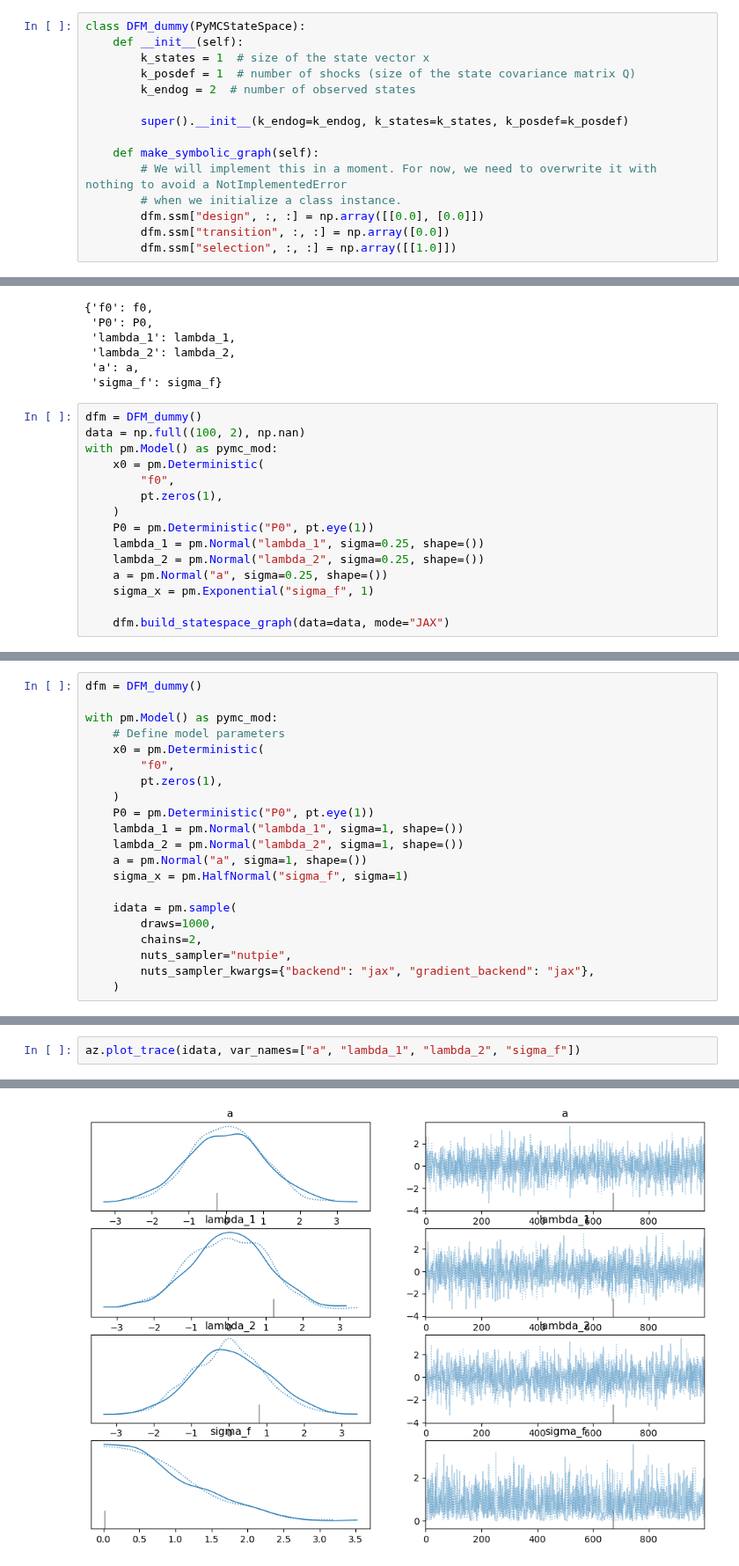
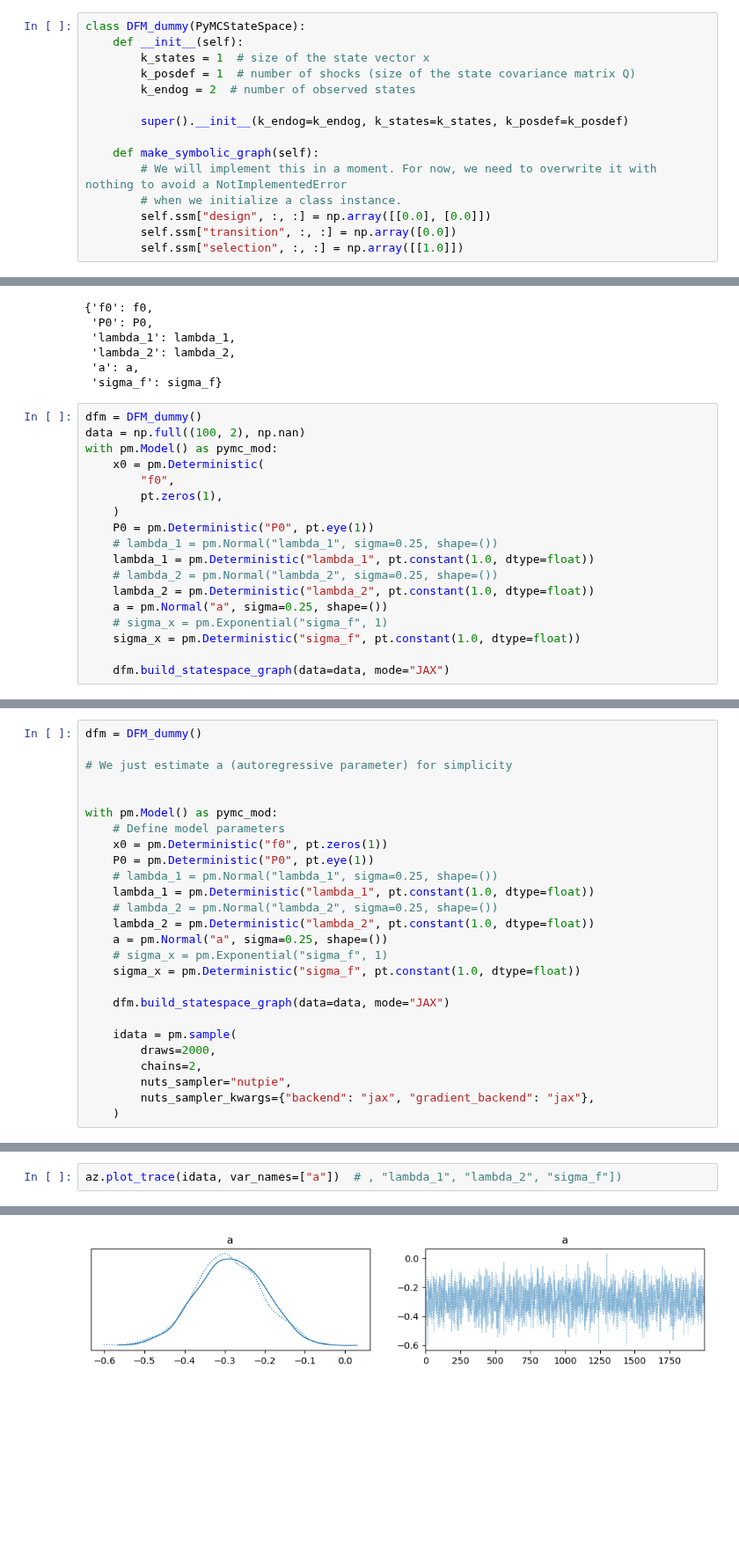
Before and after one commit to pymc-devs/pymc-extras, a Jupyter notebook: notebooks/Making a Custom DFM.ipynb, the cells around one changed output, grey strips where cells are left out. Shown at 88% size. Cells and saved outputs as stored; diff of their text form; blank space fills up the shorter version.

Commit message:
Update of DFM draft implementation
In the notebook a comparison between the custom DFM and the implemented DFM (which has an hardcoded version of make_symbolic_graph, that work just in this case)

```diff
--- a/notebooks/Making a Custom DFM.ipynb
+++ b/notebooks/Making a Custom DFM.ipynb
@@ -154,9 +154,9 @@ class DFM_dummy(PyMCStateSpace):
     def make_symbolic_graph(self):
         # We will implement this in a moment. For now, we need to overwrite it with nothing to avoid a NotImplementedError
         # when we initialize a class instance.
-        dfm.ssm["design", :, :] = np.array([[0.0], [0.0]])
-        dfm.ssm["transition", :, :] = np.array([0.0])
-        dfm.ssm["selection", :, :] = np.array([[1.0]])
+        self.ssm["design", :, :] = np.array([[0.0], [0.0]])
+        self.ssm["transition", :, :] = np.array([0.0])
+        self.ssm["selection", :, :] = np.array([[1.0]])
 # %%
 dfm = DFM_dummy()
 print_model_ssm(dfm)
@@ -237,9 +237,12 @@ with pm.Model() as pymc_mod:
         pt.zeros(1),
     )
     P0 = pm.Deterministic("P0", pt.eye(1))
-    lambda_1 = pm.Normal("lambda_1", sigma=0.25, shape=())
-    lambda_2 = pm.Normal("lambda_2", sigma=0.25, shape=())
+    # lambda_1 = pm.Normal("lambda_1", sigma=0.25, shape=())
+    lambda_1 = pm.Deterministic("lambda_1", pt.constant(1.0, dtype=float))
+    # lambda_2 = pm.Normal("lambda_2", sigma=0.25, shape=())
+    lambda_2 = pm.Deterministic("lambda_2", pt.constant(1.0, dtype=float))
     a = pm.Normal("a", sigma=0.25, shape=())
-    sigma_x = pm.Exponential("sigma_f", 1)
+    # sigma_x = pm.Exponential("sigma_f", 1)
+    sigma_x = pm.Deterministic("sigma_f", pt.constant(1.0, dtype=float))
 
     dfm.build_statespace_graph(data=data, mode="JAX")
@@ -310,20 +308,25 @@ true_sigma_f = prior.prior.sigma_f.sel(chain=0, draw=data_idx).values
 # %%
 dfm = DFM_dummy()
 
+# We just estimate a (autoregressive parameter) for simplicity
+
+
 with pm.Model() as pymc_mod:
     # Define model parameters
-    x0 = pm.Deterministic(
-        "f0",
-        pt.zeros(1),
-    )
+    x0 = pm.Deterministic("f0", pt.zeros(1))
     P0 = pm.Deterministic("P0", pt.eye(1))
-    lambda_1 = pm.Normal("lambda_1", sigma=1, shape=())
-    lambda_2 = pm.Normal("lambda_2", sigma=1, shape=())
-    a = pm.Normal("a", sigma=1, shape=())
-    sigma_x = pm.HalfNormal("sigma_f", sigma=1)
+    # lambda_1 = pm.Normal("lambda_1", sigma=0.25, shape=())
+    lambda_1 = pm.Deterministic("lambda_1", pt.constant(1.0, dtype=float))
+    # lambda_2 = pm.Normal("lambda_2", sigma=0.25, shape=())
+    lambda_2 = pm.Deterministic("lambda_2", pt.constant(1.0, dtype=float))
+    a = pm.Normal("a", sigma=0.25, shape=())
+    # sigma_x = pm.Exponential("sigma_f", 1)
+    sigma_x = pm.Deterministic("sigma_f", pt.constant(1.0, dtype=float))
+
+    dfm.build_statespace_graph(data=data, mode="JAX")
 
     idata = pm.sample(
-        draws=1000,
+        draws=2000,
         chains=2,
         nuts_sampler="nutpie",
         nuts_sampler_kwargs={"backend": "jax", "gradient_backend": "jax"},
@@ -346,3 +349,3 @@ az.plot_energy(idata)
 # %%
-az.plot_trace(idata, var_names=["a", "lambda_1", "lambda_2", "sigma_f"])
+az.plot_trace(idata, var_names=["a"])  # , "lambda_1", "lambda_2", "sigma_f"])
 # %% [output]
@@ -356,4 +354,4 @@ array([[<Axes: title={'center': 'a'}>, <Axes: title={'center': 'a'}>],
-[figure, old version]
+[figure, new version]
 # %%
 az.plot_posterior(
     idata,
```
Also changed, not shown: parts of 15 cells of this notebook, 1 other file.
